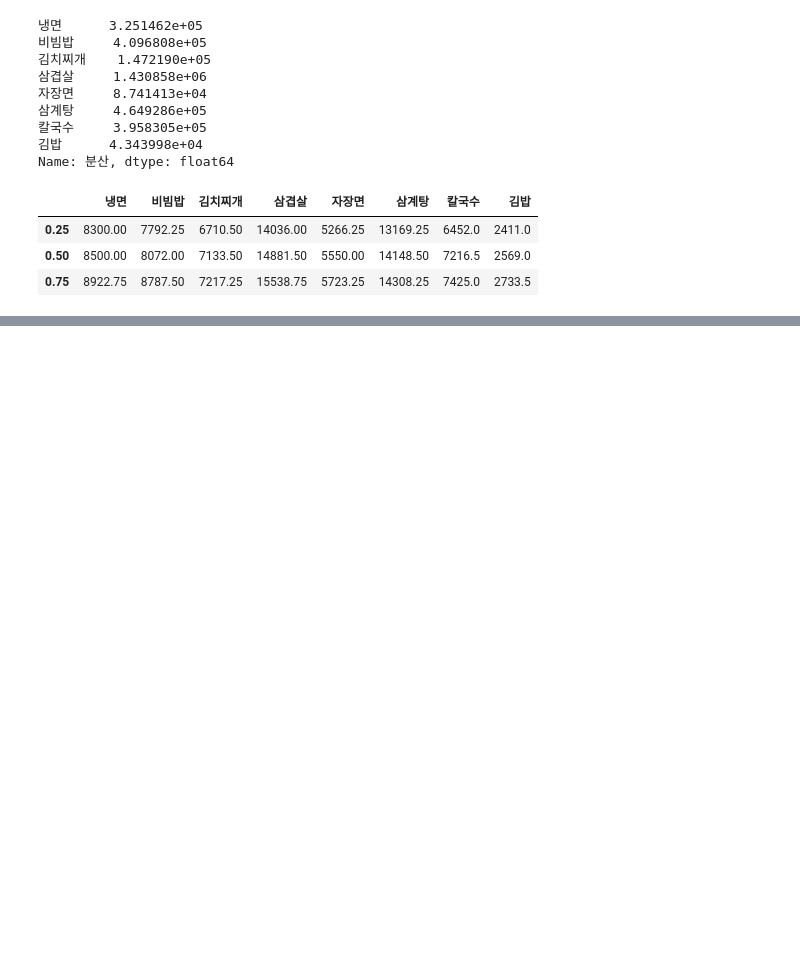
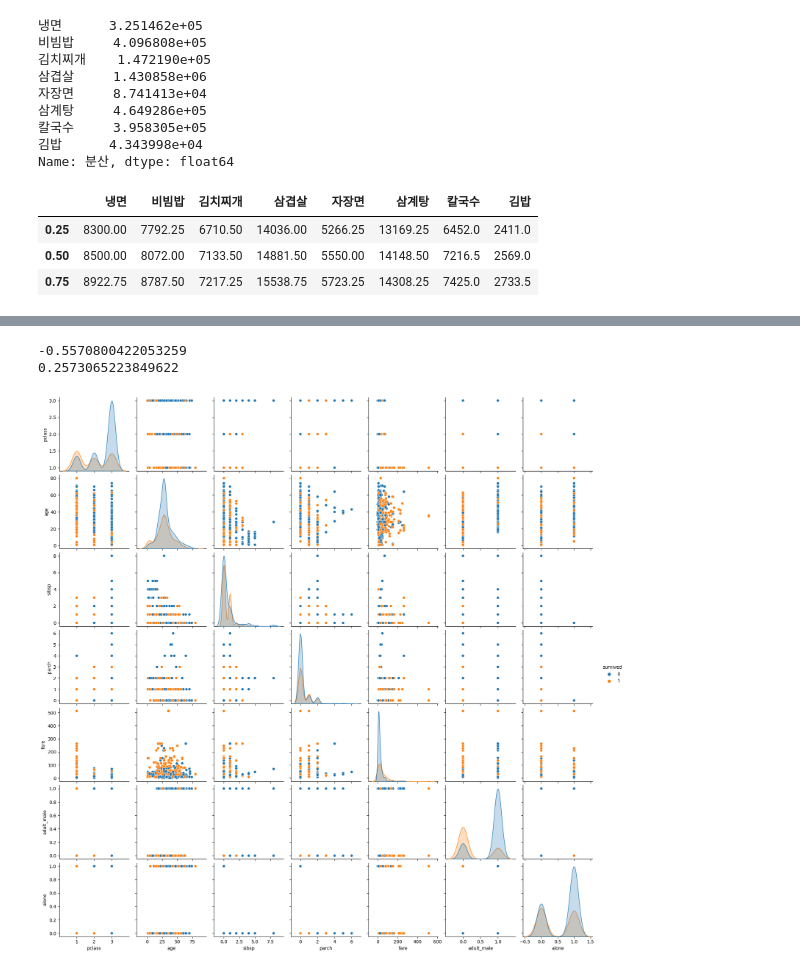
Before and after one commit to ChopinBag/cseHW, a Jupyter notebook: Practice/2-1/DS_Intro/midterm/statsmodels.ipynb, the cells around one changed output, grey strips where cells are left out. Drawn from its saved outputs; the diff is of its cells as text; code cells hidden in the pictures; blank space fills up the shorter version.

```diff
--- a/Practice/2-1/DS_Intro/midterm/statsmodels.ipynb
+++ b/Practice/2-1/DS_Intro/midterm/statsmodels.ipynb
@@ -61,0 +199,11 @@ Name: 분산, dtype: float64
+# %%
+print(df_titanic['survived'].corr(df_titanic['adult_male']))
+print(df_titanic['survived'].corr(df_titanic['fare']))
+# %% [output]
+-0.5570800422053259
+0.2573065223849622
+# %%
+sns.pairplot(df_titanic, hue='survived')
+plt.show()
+# %% [output]
+[figure, added]
```
Also changed, not shown: parts of 17 cells of this notebook, 1 other file.
